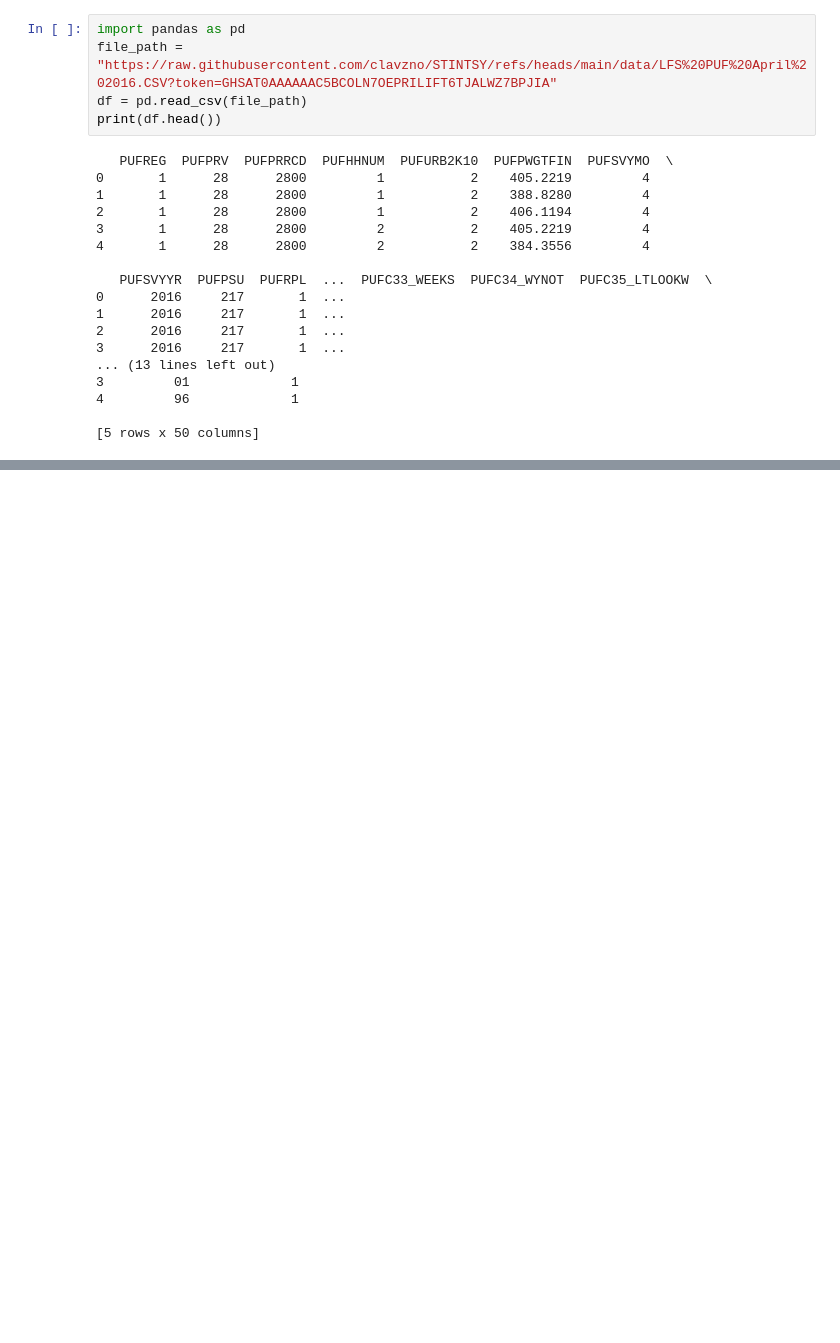
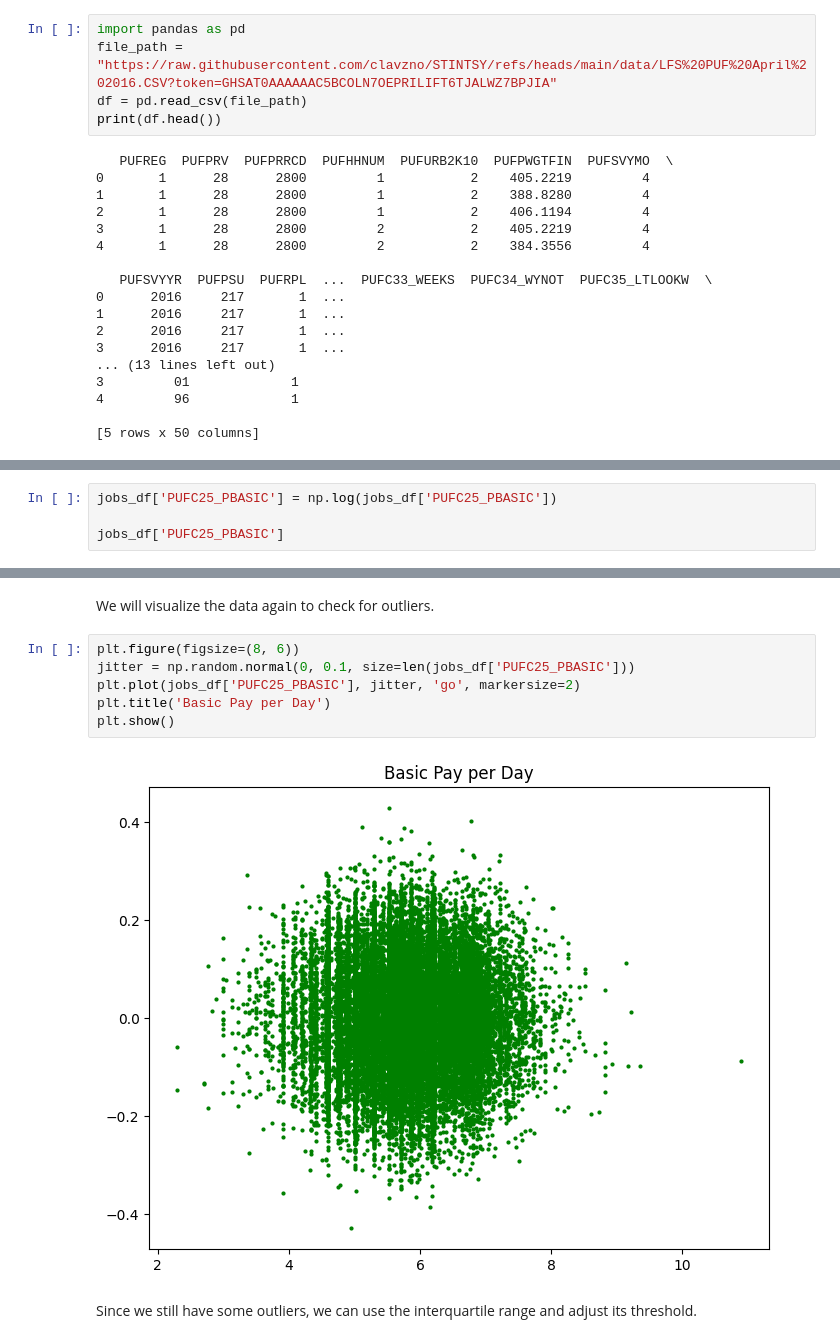
Before and after one commit to clavzno/STINTSY, a Jupyter notebook: LaborForceSurveyAnalysis_Group5.ipynb, the cells around one changed output, grey strips where cells are left out. Saved outputs shown, nothing was run; the diff lists cells and outputs as text; blank space fills up the shorter version.

```diff
--- a/LaborForceSurveyAnalysis_Group5.ipynb
+++ b/LaborForceSurveyAnalysis_Group5.ipynb
@@ -100,0 +851,4 @@ print(df.head())
+# %%
+jobs_df['PUFC25_PBASIC'] = np.log(jobs_df['PUFC25_PBASIC'])
+
+jobs_df['PUFC25_PBASIC']
@@ -100,0 +870,12 @@ print(df.head())
+# %% [markdown]
+We will visualize the data again to check for outliers.
+# %%
+plt.figure(figsize=(8, 6))
+jitter = np.random.normal(0, 0.1, size=len(jobs_df['PUFC25_PBASIC']))
+plt.plot(jobs_df['PUFC25_PBASIC'], jitter, 'go', markersize=2)
+plt.title('Basic Pay per Day')
+plt.show()
+# %% [output]
+[figure, added]
+# %% [markdown]
+Since we still have some outliers, we can use the interquartile range and adjust its threshold.
```
Also changed, not shown: parts of 93 cells of this notebook.
